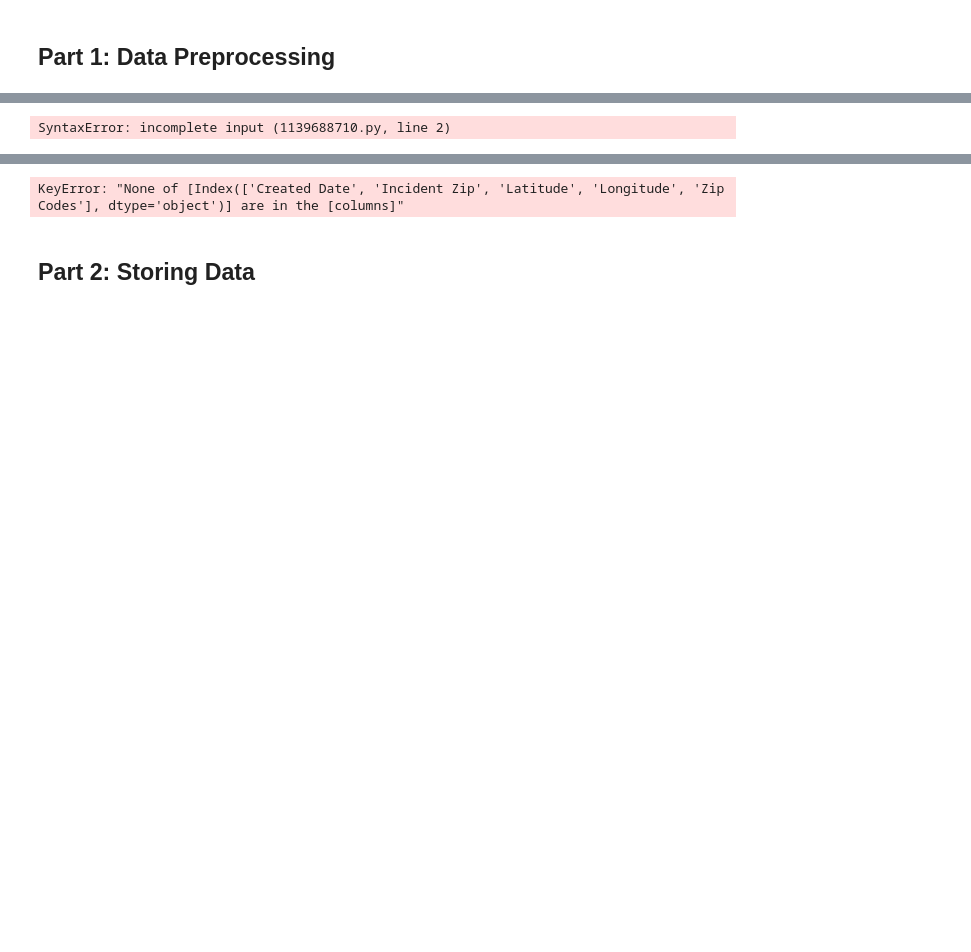
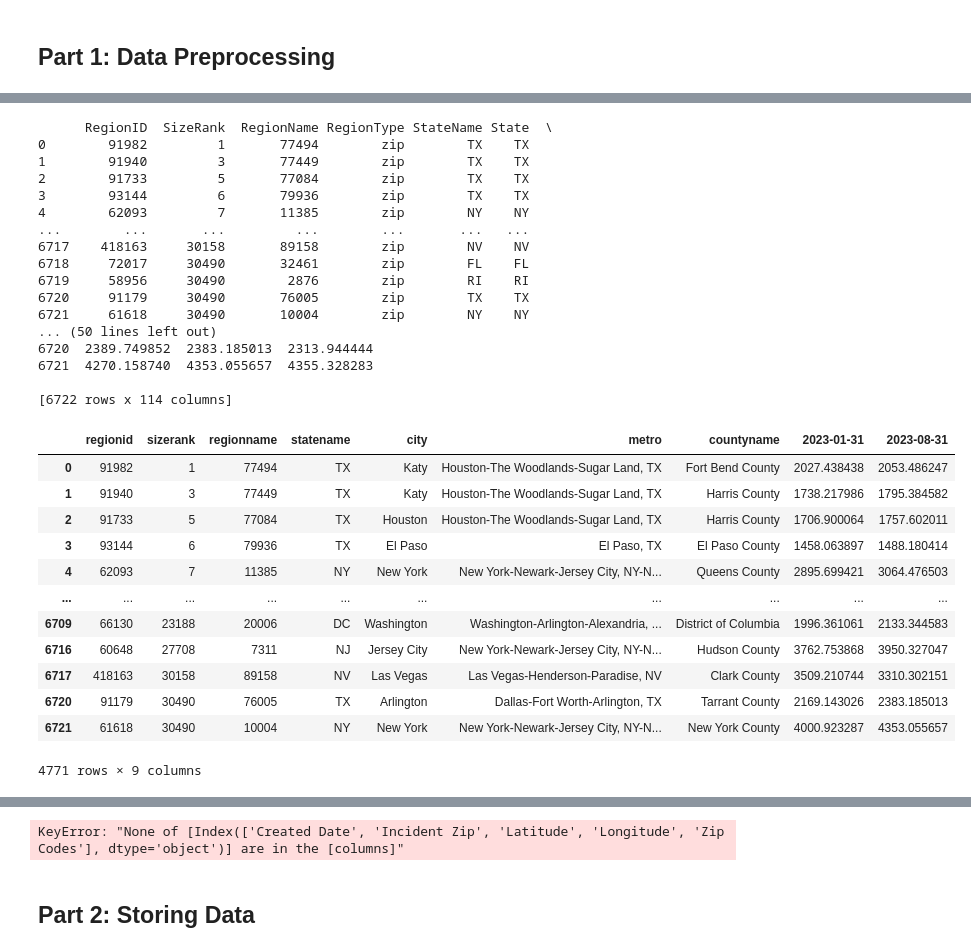
Before and after one commit to Fate4ever/Final4501, a Jupyter notebook: Final project 4501.ipynb, the cells around one changed output, grey strips where cells are left out. Saved outputs shown, nothing was run; the diff lists cells and outputs as text; code cells hidden in the pictures; blank space fills up the shorter version.

```diff
--- a/Final project 4501.ipynb
+++ b/Final project 4501.ipynb
@@ -135,7 +223,65 @@ def download_and_clean_tree_data():
 # %%
 def load_and_clean_zillow_data():
+   # Load the data using pandas, as we need to handle both non-spatial and spatial data
+    df = pd.read_csv(ZILLOW_DATA_FILE)
+    print(df)
+
+    # Keep only the necessary columns
+    columns_to_keep = ["RegionID", "SizeRank", "RegionName", "StateName", "City", "Metro", "CountyName", "2023-01-31", "2023-08-31"]
+    df = df[columns_to_keep]
+
+    # Remove rows with missing values in any of the columns
+    df = df.dropna()
+
+    # Normalize column names to lowercase
+    df.columns = [col.lower() for col in df.columns]
+
+    # Normalize data types
+    # Assuming 'RegionID' and 'SizeRank' should be integers, and dates should be in datetime format
+    df['regionid'] = df['regionid'].astype(int)
+    df['sizerank'] = df['sizerank'].astype(int)
+
+
+    # Convert DataFrame to GeoDataFrame
+    gdf = gpd.GeoDataFrame(df)
+
+    # Normalize SRID of any geometry if present
+    # Example: gdf.set_crs(epsg=YOUR_EPSG_CODE, inplace=True)
+
+    return gdf
-# %% [output]
-SyntaxError: incomplete input (1139688710.py, line 2)
+# %%
+load_and_clean_zillow_data()
+# %% [output]
+      RegionID  SizeRank  RegionName RegionType StateName State  \
+0        91982         1       77494        zip        TX    TX
+1        91940         3       77449        zip        TX    TX
+2        91733         5       77084        zip        TX    TX
+3        93144         6       79936        zip        TX    TX
+4        62093         7       11385        zip        NY    NY
+...        ...       ...         ...        ...       ...   ...
+6717    418163     30158       89158        zip        NV    NV
+6718     72017     30490       32461        zip        FL    FL
+6719     58956     30490        2876        zip        RI    RI
+6720     91179     30490       76005        zip        TX    TX
+6721     61618     30490       10004        zip        NY    NY
+... (50 lines left out)
+6720  2389.749852  2383.185013  2313.944444
+6721  4270.158740  4353.055657  4355.328283
+
+[6722 rows x 114 columns]
+|  | regionid | sizerank | regionname | statename | city | metro | countyname | 2023-01-31 | 2023-08-31 |
+| 0 | 91982 | 1 | 77494 | TX | Katy | Houston-The Woodlands-Sugar Land, TX | Fort Bend County | 2027.438438 | 2053.486247 |
+| 1 | 91940 | 3 | 77449 | TX | Katy | Houston-The Woodlands-Sugar Land, TX | Harris County | 1738.217986 | 1795.384582 |
+| 2 | 91733 | 5 | 77084 | TX | Houston | Houston-The Woodlands-Sugar Land, TX | Harris County | 1706.900064 | 1757.602011 |
+| 3 | 93144 | 6 | 79936 | TX | El Paso | El Paso, TX | El Paso County | 1458.063897 | 1488.180414 |
+| 4 | 62093 | 7 | 11385 | NY | New York | New York-Newark-Jersey City, NY-N... | Queens County | 2895.699421 | 3064.476503 |
+| ... | ... | ... | ... | ... | ... | ... | ... | ... | ... |
+| 6709 | 66130 | 23188 | 20006 | DC | Washington | Washington-Arlington-Alexandria, ... | District of Columbia | 1996.361061 | 2133.344583 |
+| 6716 | 60648 | 27708 | 7311 | NJ | Jersey City | New York-Newark-Jersey City, NY-N... | Hudson County | 3762.753868 | 3950.327047 |
+| 6717 | 418163 | 30158 | 89158 | NV | Las Vegas | Las Vegas-Henderson-Paradise, NV | Clark County | 3509.210744 | 3310.302151 |
+| 6720 | 91179 | 30490 | 76005 | TX | Arlington | Dallas-Fort Worth-Arlington, TX | Tarrant County | 2169.143026 | 2383.185013 |
+| 6721 | 61618 | 30490 | 10004 | NY | New York | New York-Newark-Jersey City, NY-N... | New York County | 4000.923287 | 4353.055657 |
+4771 rows × 9 columns
 # %%
 def load_all_data():
     geodf_zipcode_data = load_and_clean_zipcodes(ZIPCODE_DATA_FILE)
```
Also changed, not shown: parts of 13 cells of this notebook, 5 other files.
